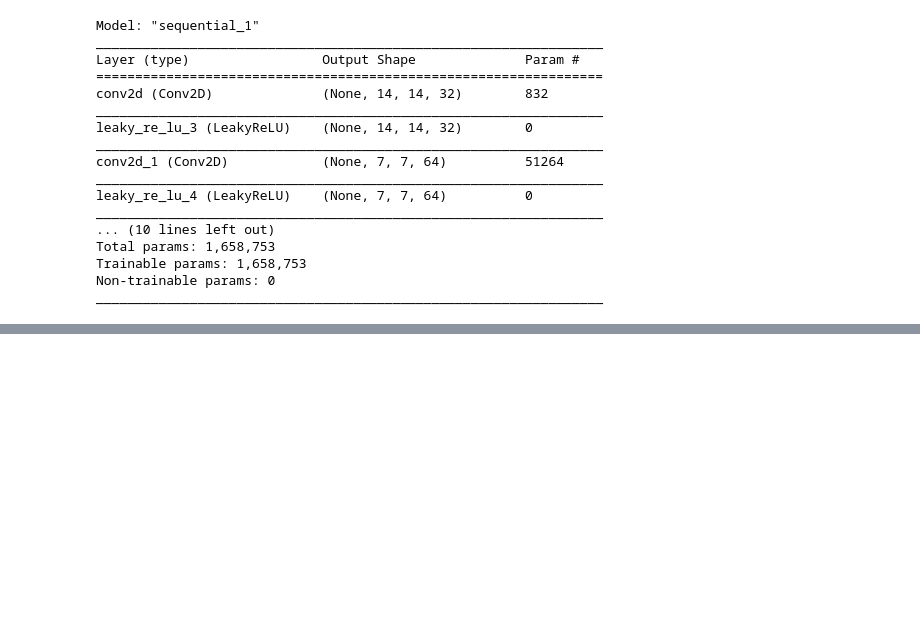
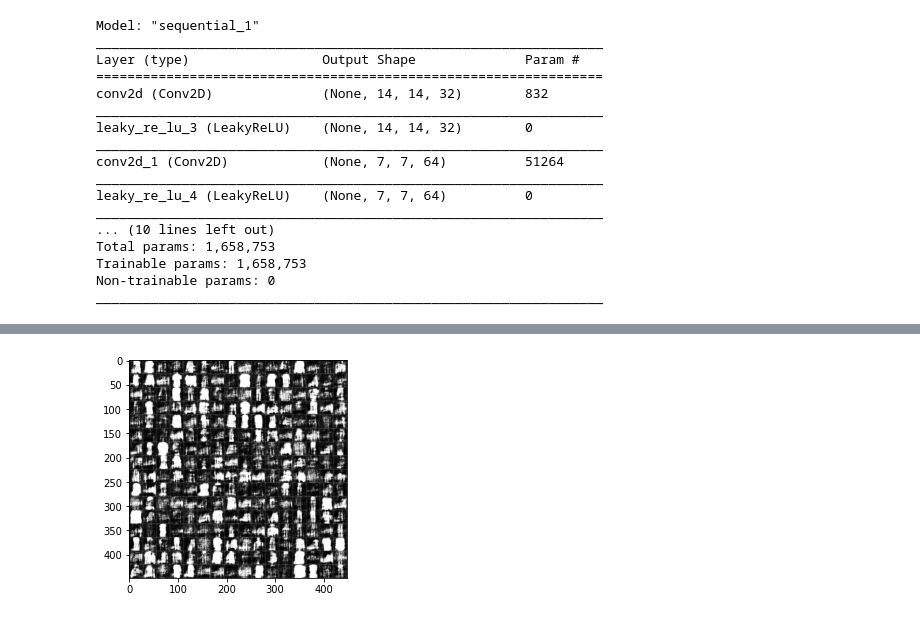
Before and after one commit to sayakpaul/GAN-Hacks, a Jupyter notebook: WGAN_GP_Experimentation.ipynb, the cells around one changed output, grey strips where cells are left out. Drawn from its saved outputs; the diff is of its cells as text; code cells hidden in the pictures; blank space fills up the shorter version.

```diff
--- a/WGAN_GP_Experimentation.ipynb
+++ b/WGAN_GP_Experimentation.ipynb
@@ -325,5 +327,7 @@ plt.show()
 # %%
-montage_3 =  plt.imread("vis5000.png")
+montage_3 =  plt.imread("epoch_1batch_0.png")
 plt.imshow(montage_3)
 plt.show()
+# %% [output]
+[figure, added]
 # %%
```
Also changed, not shown: parts of 14 cells of this notebook.
